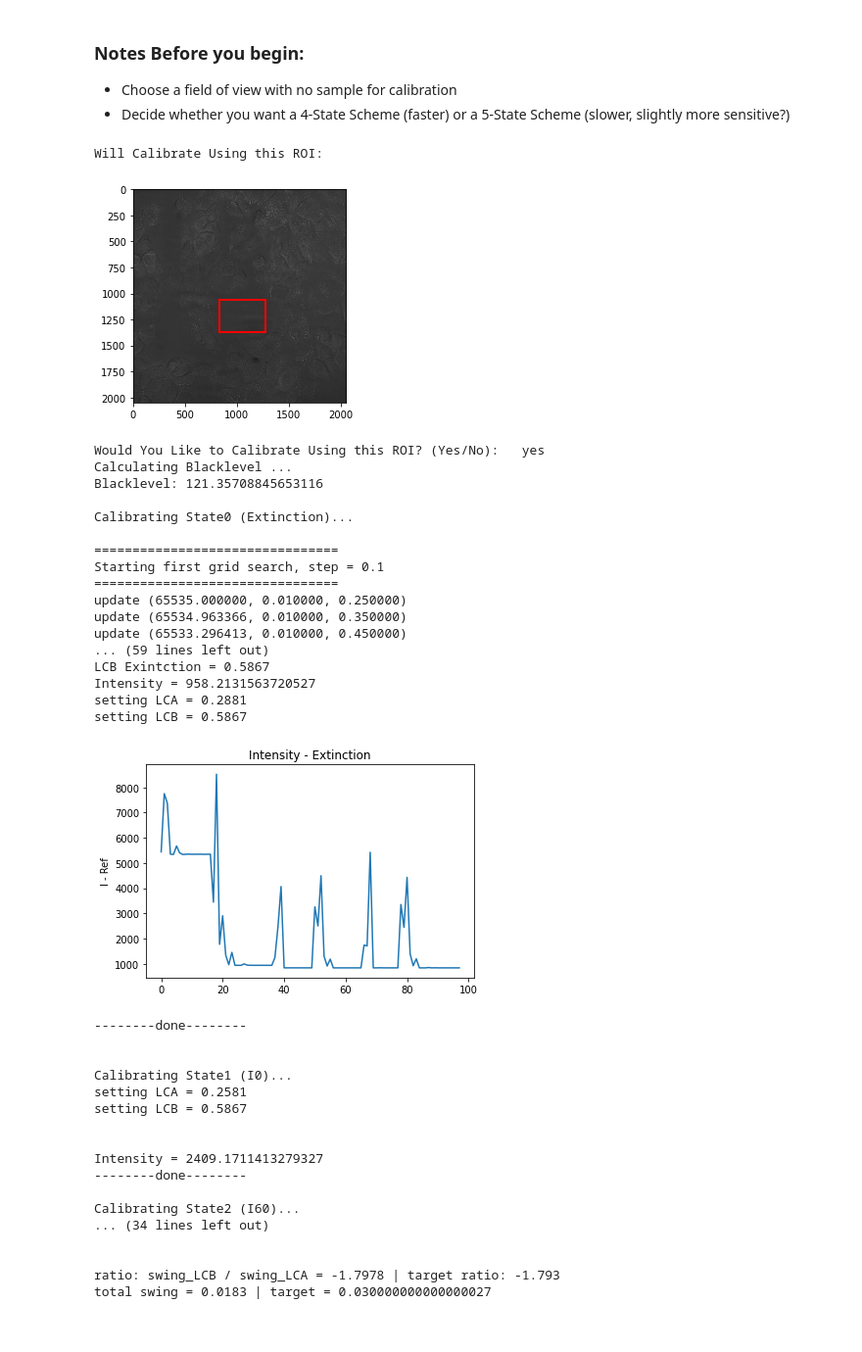
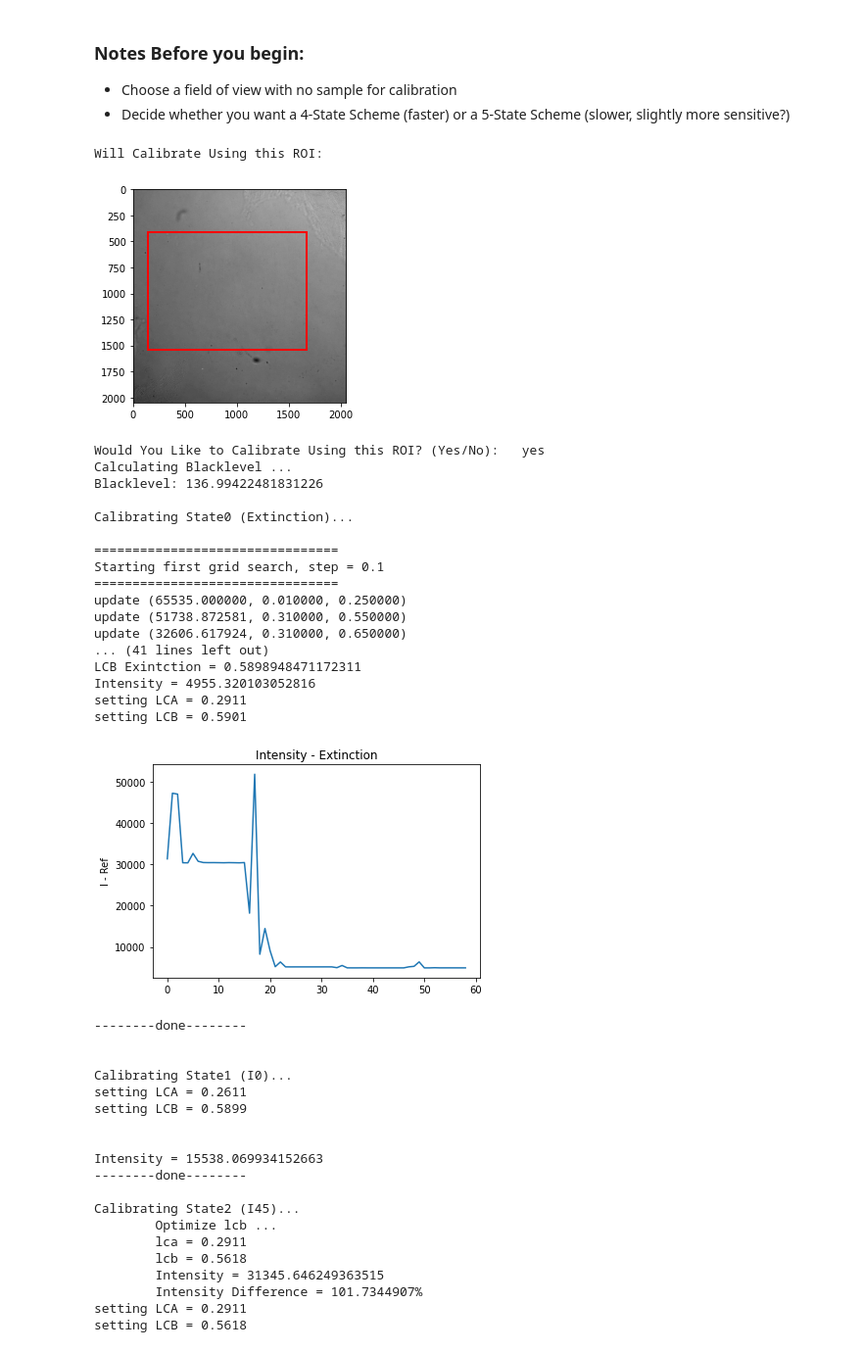
Before and after one commit to mehta-lab/waveorder, a Jupyter notebook: notebooks/QLIPP_Calibration_Notebook.ipynb, the cells around one changed output. Shown at 98% size. Cells and saved outputs as stored; diff of their text form; code cells hidden in the pictures.

Commit message:
add min_scalar opt

```diff
--- a/notebooks/QLIPP_Calibration_Notebook.ipynb
+++ b/notebooks/QLIPP_Calibration_Notebook.ipynb
@@ -28,23 +28,23 @@ calib.print_details = True
 # %%
 %%time
 
-calibration_scheme = '4-State Extinction'
-# calibration_scheme = '5-State'
+# calibration_scheme = '4-State Extinction'
+calibration_scheme = '5-State'
 swing = 0.03
 wavelength = 546
 use_full_FOV = False
-method = 'brent'
+method = 'min_scalar'
 
-meta_dir = 'Q:\\Cameron\\2021_03_22_A549_OvernightAcqTest_63xOil\\'
+meta_dir = 'Q:\\Cameron\\2021_03_24_CM_63x_04NA_CalTest\\Min_Scalar\\'
 
 # Run Calibration
 calib.run_calibration(calibration_scheme, options=(swing, wavelength, meta_dir, method, use_full_FOV))
 # %% [output]
 Will Calibrate Using this ROI:
-[figure, old version]
+[figure, new version]
 Would You Like to Calibrate Using this ROI? (Yes/No):   yes
 Calculating Blacklevel ...
-Blacklevel: 121.35708845653116
+Blacklevel: 136.99422481831226
 
 Calibrating State0 (Extinction)...
 
@@ -52,28 +52,30 @@ Calibrating State0 (Extinction)...
 Starting first grid search, step = 0.1
 ================================
 update (65535.000000, 0.010000, 0.250000)
-update (65534.963366, 0.010000, 0.350000)
-update (65533.296413, 0.010000, 0.450000)
-... (59 lines left out)
-LCB Exintction = 0.5867
-Intensity = 958.2131563720527
-setting LCA = 0.2881
-setting LCB = 0.5867
+update (51738.872581, 0.310000, 0.550000)
+update (32606.617924, 0.310000, 0.650000)
+... (41 lines left out)
+LCB Exintction = 0.5898948471172311
+Intensity = 4955.320103052816
+setting LCA = 0.2911
+setting LCB = 0.5901
-[figure, old version]
+[figure, new version]
 --------done--------
 
 
 Calibrating State1 (I0)...
-setting LCA = 0.2581
-setting LCB = 0.5867
+setting LCA = 0.2611
+setting LCB = 0.5899
 
 
-Intensity = 2409.1711413279327
+Intensity = 15538.069934152663
 --------done--------
 
-Calibrating State2 (I60)...
-... (34 lines left out)
-
-
-ratio: swing_LCB / swing_LCA = -1.7978 | target ratio: -1.793
-total swing = 0.0183 | target = 0.030000000000000027
+Calibrating State2 (I45)...
+        Optimize lcb ...
+        lca = 0.2911
+        lcb = 0.5618
+        Intensity = 31345.646249363515
+        Intensity Difference = 101.7344907%
+setting LCA = 0.2911
+setting LCB = 0.5618
```
Also changed, not shown: parts of 2 cells of this notebook, 2 other files.
